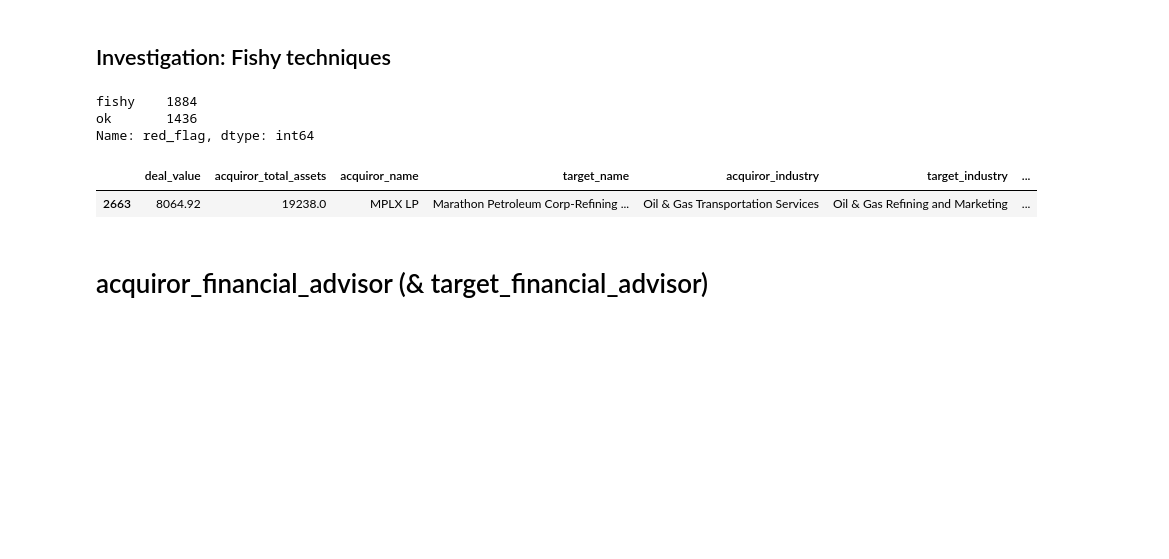
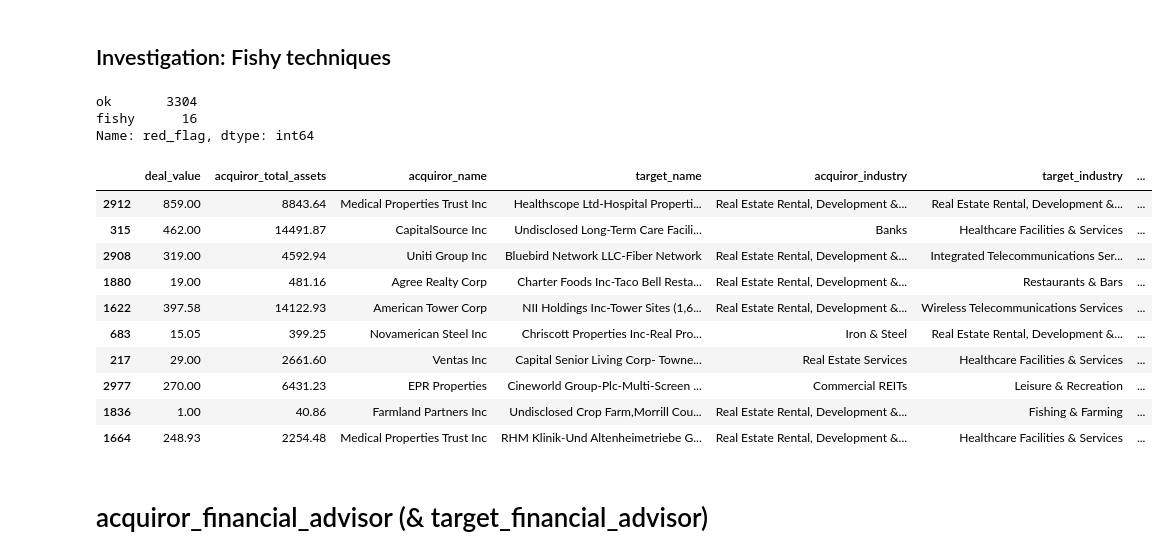
Before and after one commit to cobergmann/MA_PREDICTOR, a Jupyter notebook: notebooks/cobergmann_detailed_data_exploration_advanced.ipynb, the cells around one changed output. Saved outputs shown, nothing was run; the diff lists cells and outputs as text; code cells hidden in the pictures; blank space fills up the shorter version.

```diff
--- a/notebooks/cobergmann_detailed_data_exploration_advanced.ipynb
+++ b/notebooks/cobergmann_detailed_data_exploration_advanced.ipynb
@@ -316,7 +316,7 @@ def fishy(techniques):
 
     # Define fishy techniques
     fishy_techniques = [
-        'Divestiture'
+        'Sale and Leaseback'
     ]
 
     # Label fishy techniques
@@ -331,15 +331,24 @@ investigation['red_flag'] = investigation.apply(lambda row: fishy(row.acquisitio
 # Counting number of occurences
 investigation.red_flag.value_counts()
 # %% [output]
-fishy    1884
-ok       1436
+ok       3304
+fishy      16
 Name: red_flag, dtype: int64
 # %%
 # Filtering out fishy deals
-investigation[investigation.red_flag == 'fishy'][columns_to_inspect].sample(1)
+investigation[investigation.red_flag == 'fishy'][columns_to_inspect].sample(10)
 # %% [output]
 |  | deal_value | acquiror_total_assets | acquiror_name | target_name | acquiror_industry | target_industry | ... |
-| 2663 | 8064.92 | 19238.0 | MPLX LP | Marathon Petroleum Corp-Refining ... | Oil & Gas Transportation Services | Oil & Gas Refining and Marketing | ... |
+| 2912 | 859.00 | 8843.64 | Medical Properties Trust Inc | Healthscope Ltd-Hospital Properti... | Real Estate Rental, Development &... | Real Estate Rental, Development &... | ... |
+| 315 | 462.00 | 14491.87 | CapitalSource Inc | Undisclosed Long-Term Care Facili... | Banks | Healthcare Facilities & Services | ... |
+| 2908 | 319.00 | 4592.94 | Uniti Group Inc | Bluebird Network LLC-Fiber Network | Real Estate Rental, Development &... | Integrated Telecommunications Ser... | ... |
+| 1880 | 19.00 | 481.16 | Agree Realty Corp | Charter Foods Inc-Taco Bell Resta... | Real Estate Rental, Development &... | Restaurants & Bars | ... |
+| 1622 | 397.58 | 14122.93 | American Tower Corp | NII Holdings Inc-Tower Sites (1,6... | Real Estate Rental, Development &... | Wireless Telecommunications Services | ... |
+| 683 | 15.05 | 399.25 | Novamerican Steel Inc | Chriscott Properties Inc-Real Pro... | Iron & Steel | Real Estate Rental, Development &... | ... |
+| 217 | 29.00 | 2661.60 | Ventas Inc | Capital Senior Living Corp- Towne... | Real Estate Services | Healthcare Facilities & Services | ... |
+| 2977 | 270.00 | 6431.23 | EPR Properties | Cineworld Group-Plc-Multi-Screen ... | Commercial REITs | Leisure & Recreation | ... |
+| 1836 | 1.00 | 40.86 | Farmland Partners Inc | Undisclosed Crop Farm,Morrill Cou... | Real Estate Rental, Development &... | Fishing & Farming | ... |
+| 1664 | 248.93 | 2254.48 | Medical Properties Trust Inc | RHM Klinik-Und Altenheimetriebe G... | Real Estate Rental, Development &... | Healthcare Facilities & Services | ... |
 # %% [markdown]
 # acquiror_financial_advisor (& target_financial_advisor)
 # %% [markdown]
```
Also changed, not shown: parts of 28 cells of this notebook, 3 other files.
